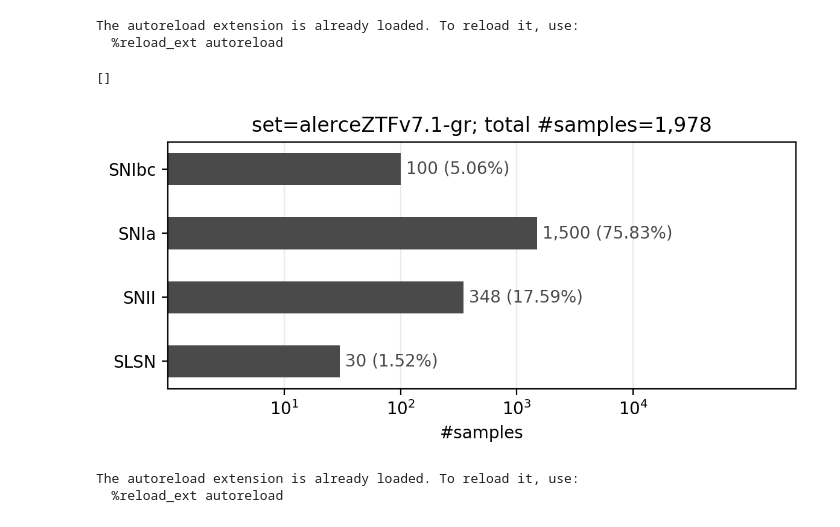
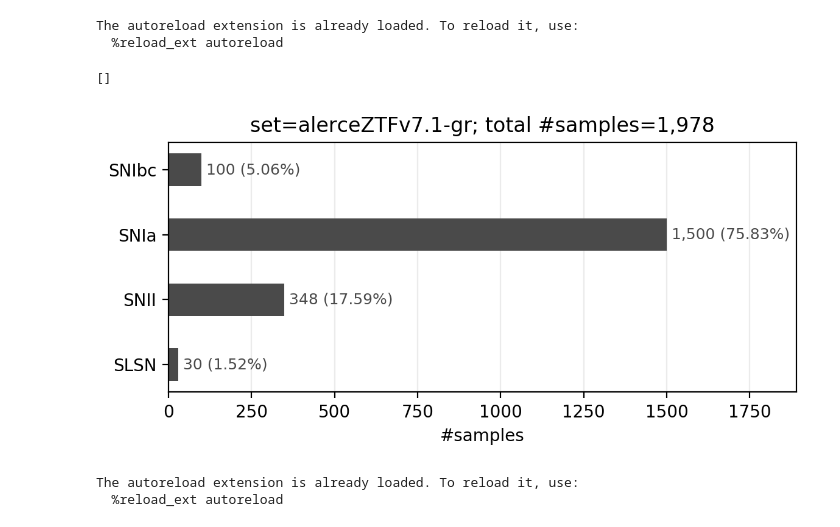
Before and after one commit to oscarpimentel/astro-lightcurves-handler, a Jupyter notebook: experiments/raw_to_split_dataset.ipynb, the cells around one changed output. Drawn from its saved outputs; the diff is of its cells as text; code cells hidden in the pictures.

```diff
--- a/experiments/raw_to_split_dataset.ipynb
+++ b/experiments/raw_to_split_dataset.ipynb
@@ -59,38 +61,36 @@ from fuzzytools.matplotlib.utils import save_fig
 
 SNIIb_obj_names = ['ZTF18abojpnr', 'ZTF19aaugupw', 'ZTF19aawethv', 'ZTF18acbzoyh', 'ZTF18acqxyiq', 'ZTF18acrcyqw', 'ZTF19aadpqnb', 'ZTF19aaknate', 'ZTF19aalzvnu', 'ZTF19abqykei', 'ZTF19abqmsnk', 'ZTF19acyjjni', 'ZTF19aczmnqy', 'ZTF19aaejtof', 'ZTF20aawefgx', 'ZTF20aaxhzhc']
 populations_cdict = lcdataset.split('raw',
     shuffle=True,
     random_state=0,
     outlier_obj_names=SNIIb_obj_names,
     )
 #print(populations_cdict)
 
 lcset = lcdataset['raw']
 lcobj_classes = []
 for c in lcset.class_names:
     lcobj_classes += [c.replace('*', '')]*len(populations_cdict[c])
 
 title = ''
 title += f'set={lcset.survey}-{"".join(lcset.band_names)}; total #samples={len(lcobj_classes):,}'+'\n'
-cmap = cc.colorlist_to_cmap([cc.NICE_COLORS_DICT['nice_gray']])
 plt_kwargs = {
     #'ylabel':'' if ks>0 else None,
     'title':title[:-1],
-    #'cmap':cc.colorlist_to_cmap([cc.NICE_COLORS_DICT['nice_gray']]),
-    'uses_log_scale':True,
+    #'uses_log_scale':True,
     'figsize':[6,3],
-    'cmap':cmap,
+    'cmap':cc.colorlist2cmap([cc.NICE_GRAY]),
     'xlabel':'#samples',
     }
 fig, ax = cplots.plot_hist_labels({'raw':lcobj_classes}, [c.replace('*', '') for c in lcset.class_names], **plt_kwargs)
 fig.tight_layout()
 save_fig(fig, f'../temp/classes.pdf', closes_fig=0)
 plt.plot()
 # %% [output]
 The autoreload extension is already loaded. To reload it, use:
   %reload_ext autoreload
 []
-[figure, old version]
+[figure, new version]
 # %%
 %load_ext autoreload
 %autoreload 2
```
Also changed, not shown: parts of 2 cells of this notebook.
